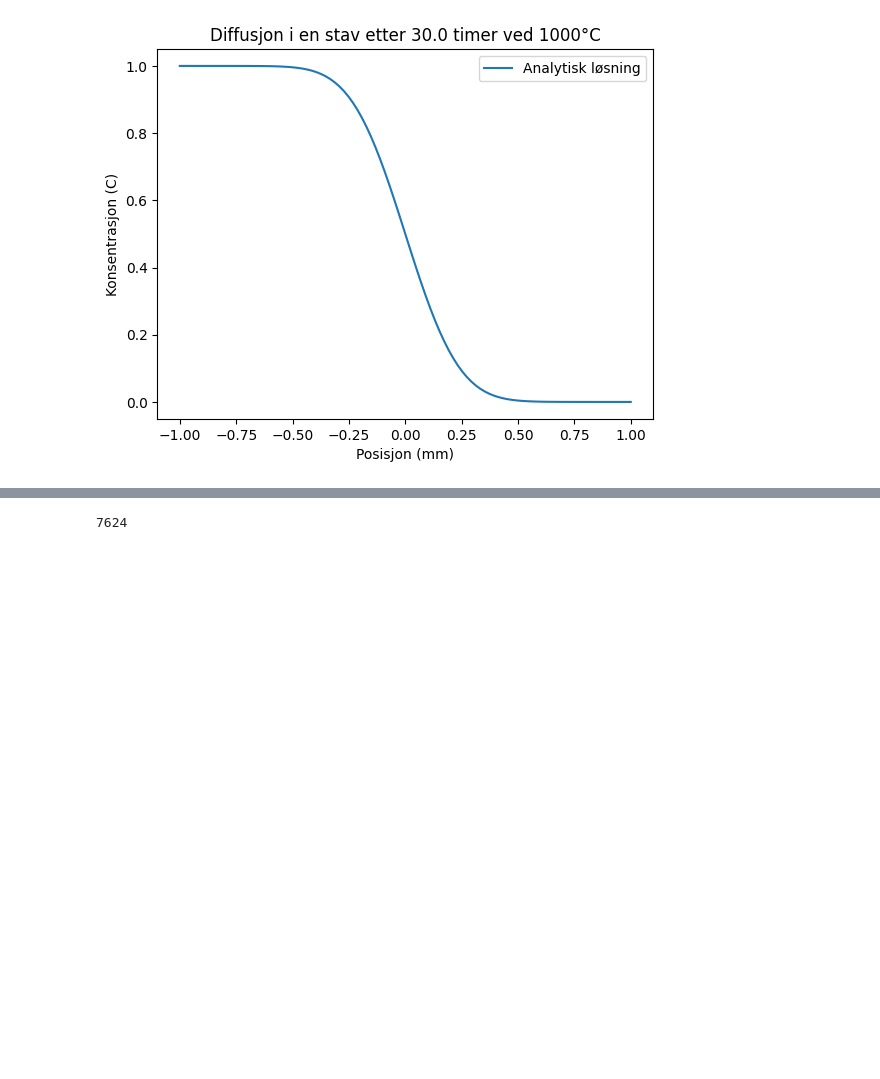
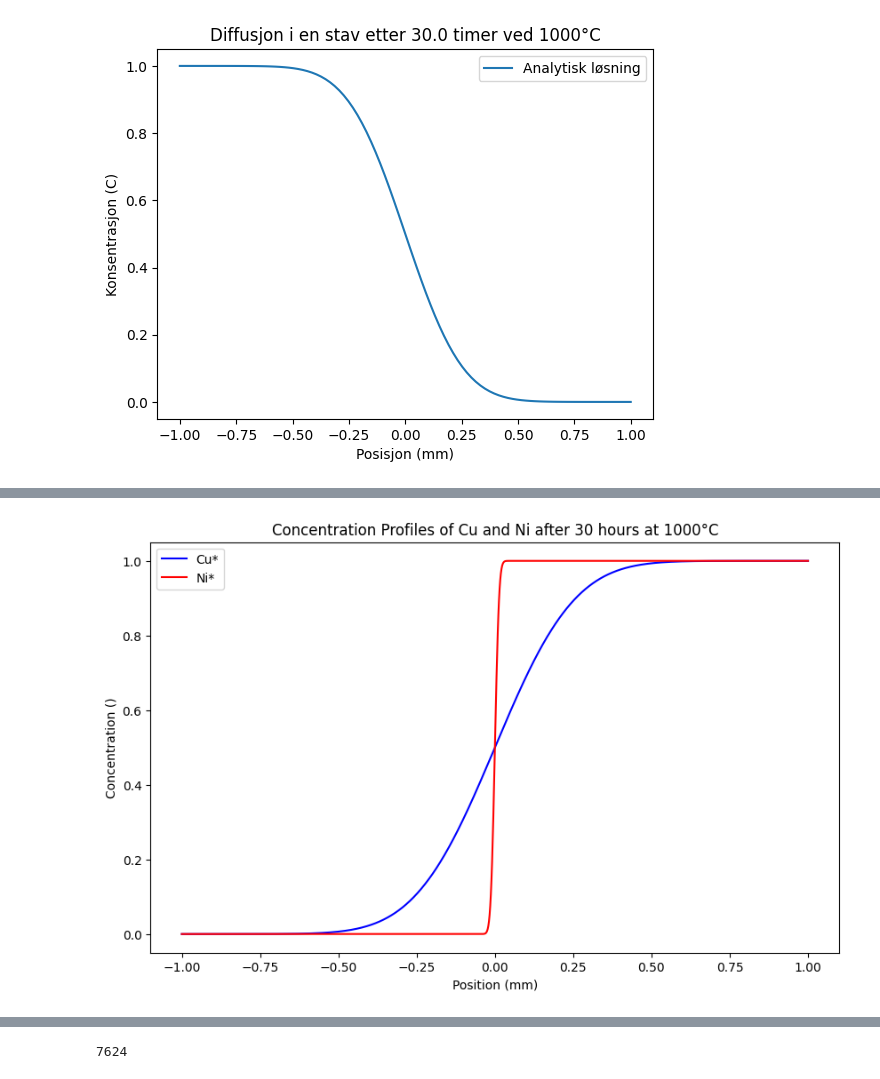
Before and after one commit to hedkjel/TMA4260-Project1, a Jupyter notebook: Isak prosjekt 1.ipynb, the cells around one changed output, grey strips where cells are left out. Drawn from its saved outputs; the diff is of its cells as text; code cells hidden in the pictures; blank space fills up the shorter version.

```diff
--- a/Isak prosjekt 1.ipynb
+++ b/Isak prosjekt 1.ipynb
@@ -67,3 +104,48 @@ plt.plot()
+# %%
+# Problem parameters
+T=1000+273.15 # K
+t_tot=30*3600 # s
+R=8.314 # J/mol*K
+x = np.linspace(-1e-3, 1e-3, 1000) # m, i.e. from -1 mm to 1 mm
+
+# Material parameters (experimental values from table 2.2 in Porter et al. Phase Transformations in Metals and Alloys)
+D0_Cu=31e-6 # m^2/s
+D0_Ni=150e-6 # m^2/s
+Q_Cu=200.3 # kJ/mol
+Q_Ni=279.7 # kJ/mol
+
+# Diffusion coefficient function, D(T)
+def Diff_coeff(T, D0, Q):
+    return D0*np.exp(-Q*1000/(R*T))
+
+D_Cu=Diff_coeff(T, D0_Cu, Q_Cu)
+D_Ni=Diff_coeff(T, D0_Ni, Q_Ni)
+
+# Concentration profile function, C(x,t)
+def Concentration_profile(x, t, D, C1, C2):
+    return (C1+C2)/2 - (C1-C2)/2 * math.erf(x/(2*np.sqrt(D*t)))
+
+# Calculating concentration profiles for Cu and Ni, with inital condtion:
+# C(x,1)= 1 for x>0 and C(x,1)= 0 for x<0
+C_Cu = []
+C_Ni = []
+
+for xi in x:
+    C_Cu.append(Concentration_profile(xi, t_tot, D_Cu, 0, 1))
+    C_Ni.append(Concentration_profile(xi, t_tot, D_Ni, 0, 1))
+
+# Plotting the concentration profiles
+plt.figure(figsize=(10, 6))
+plt.plot(x*1e3, C_Cu, label='Cu*', color='blue')
+plt.plot(x*1e3, C_Ni, label='Ni*', color='red')
+plt.title('Concentration Profiles of Cu and Ni after 30 hours at 1000°C')
+plt.xlabel('Position (mm)')
+plt.ylabel('Concentration ()')
+plt.legend()
+plt.legend()
+plt.show()
+# %% [output]
+[figure, added]
 # %%
 #løsning med finite difference metode, konstant diffusjonskoeffisient D og temp T
 
```
Also changed, not shown: parts of 8 cells of this notebook, 1 other file.
